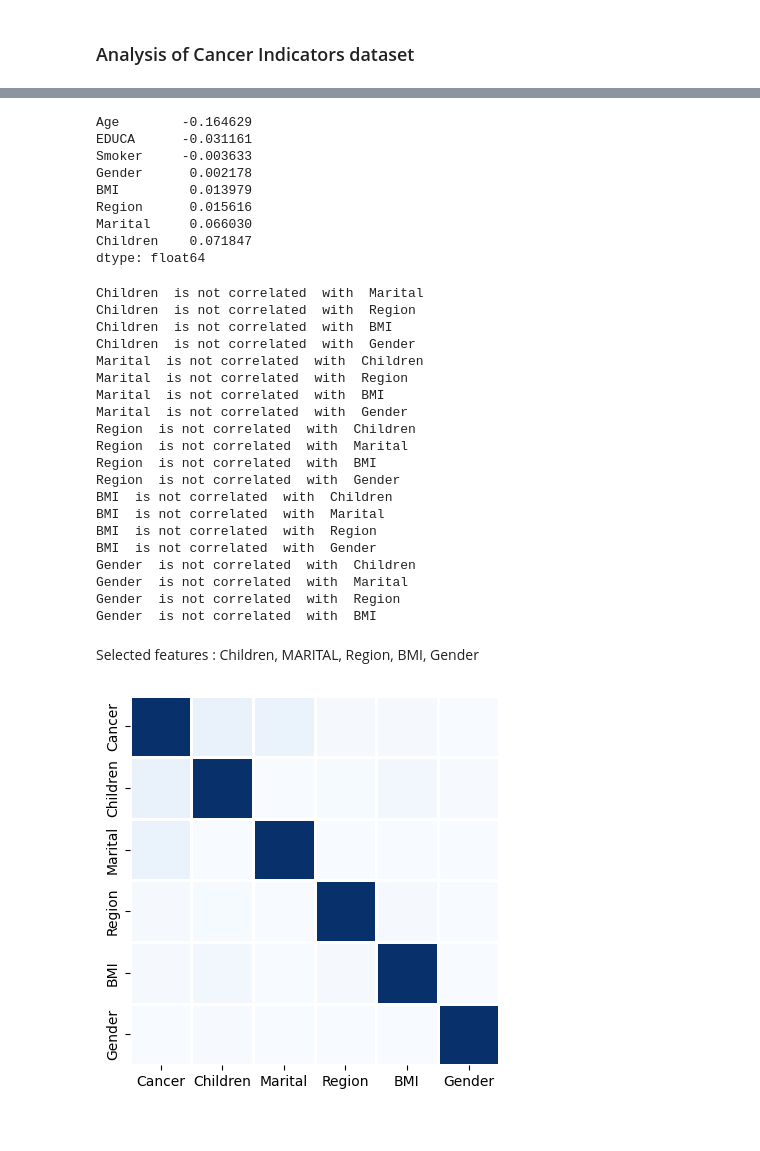
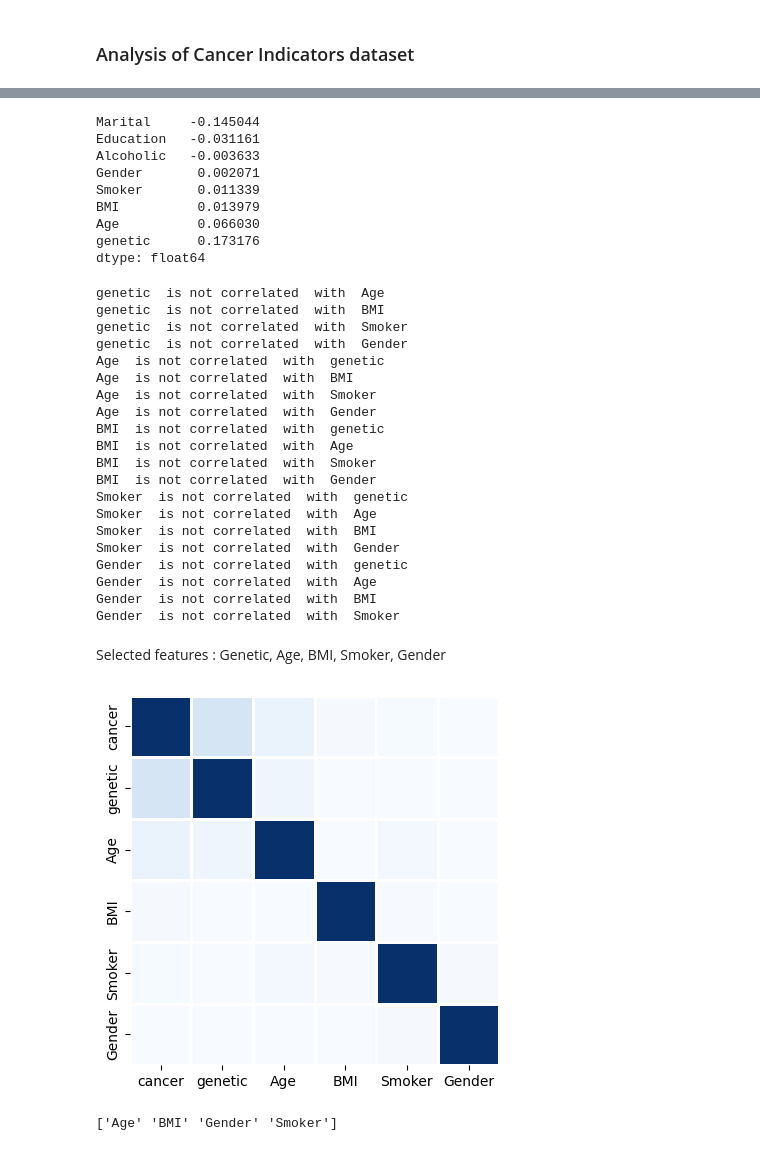
Before and after one commit to SnehaVeerakumar/Predict-health-insurance-amount, a Jupyter notebook: Code/predict_insurance_amount.ipynb, the cells around one changed output, grey strips where cells are left out. Drawn from its saved outputs; the diff is of its cells as text; code cells hidden in the pictures.

```diff
--- a/Code/predict_insurance_amount.ipynb
+++ b/Code/predict_insurance_amount.ipynb
@@ -281,3 +281,6 @@ cancer1 = cancer.dropna()
+# %%
+cancer1 = cancer.dropna()
+cancer1 = cancer1.astype({"cancer":'int', "genetic":'int',"BMI":'int',"Education":'int'})
 # %%
 cancer1.info()
 # %% [output]
@@ -300,40 +303,40 @@ memory usage: 27.5 MB
 # %%
-importances = cancer1.drop("Cancer", axis=1).apply(lambda x: x.corr(cancer1.Cancer))
+importances = cancer1.drop("cancer", axis=1).apply(lambda x: x.corr(cancer1.cancer))
 indices = np.argsort(importances)
 print(importances[indices])
 # %% [output]
-Age        -0.164629
-EDUCA      -0.031161
-Smoker     -0.003633
-Gender      0.002178
-BMI         0.013979
-Region      0.015616
-Marital     0.066030
-Children    0.071847
+Marital     -0.145044
+Education   -0.031161
+Alcoholic   -0.003633
+Gender       0.002071
+Smoker       0.011339
+BMI          0.013979
+Age          0.066030
+genetic      0.173176
 dtype: float64
 # %%
-df3= cancer1[["Children","Marital","Region","BMI","Gender"]]
+df3= cancer1[["genetic","Age","BMI","Smoker","Gender"]]
 find_correlations(df3)
 # %% [output]
-Children  is not correlated  with  Marital
-Children  is not correlated  with  Region
-Children  is not correlated  with  BMI
-Children  is not correlated  with  Gender
-Marital  is not correlated  with  Children
-Marital  is not correlated  with  Region
-Marital  is not correlated  with  BMI
-Marital  is not correlated  with  Gender
-Region  is not correlated  with  Children
-Region  is not correlated  with  Marital
-Region  is not correlated  with  BMI
-Region  is not correlated  with  Gender
-BMI  is not correlated  with  Children
-BMI  is not correlated  with  Marital
-BMI  is not correlated  with  Region
+genetic  is not correlated  with  Age
+genetic  is not correlated  with  BMI
+genetic  is not correlated  with  Smoker
+genetic  is not correlated  with  Gender
+Age  is not correlated  with  genetic
+Age  is not correlated  with  BMI
+Age  is not correlated  with  Smoker
+Age  is not correlated  with  Gender
+BMI  is not correlated  with  genetic
+BMI  is not correlated  with  Age
+BMI  is not correlated  with  Smoker
 BMI  is not correlated  with  Gender
-Gender  is not correlated  with  Children
-Gender  is not correlated  with  Marital
-Gender  is not correlated  with  Region
+Smoker  is not correlated  with  genetic
+Smoker  is not correlated  with  Age
+Smoker  is not correlated  with  BMI
+Smoker  is not correlated  with  Gender
+Gender  is not correlated  with  genetic
+Gender  is not correlated  with  Age
 Gender  is not correlated  with  BMI
+Gender  is not correlated  with  Smoker
 # %% [markdown]
-Selected features : Children, MARITAL, Region, BMI, Gender
+Selected features : Genetic, Age, BMI, Smoker, Gender
@@ -340,7 +345,7 @@ Selected features : Children, MARITAL, Region, BMI, Gender
 # %%
-data = cancer1[["Cancer","Children","Marital","Region","BMI","Gender"]]
+data = cancer1[["cancer","genetic","Age","BMI","Smoker","Gender"]]
 corr = data.corr()
 ax1 = sns.heatmap(corr, cbar=0, linewidths=2,vmax=1, vmin=0, square=True, cmap='Blues')
 mp.show()
 # %% [output]
-[figure, old version]
+[figure, new version]
@@ -346,0 +358,7 @@ mp.show()
+# %%
+#Intersection operation applied to select final set of features.
+HeartAndDiab = np.intersect1d(heartArr,diabArr)
+features = np.intersect1d(HeartAndDiab,cancerArr)
+print(features)
+# %% [output]
+['Age' 'BMI' 'Gender' 'Smoker']
```
Also changed, not shown: parts of 22 cells of this notebook, 6 other files.
